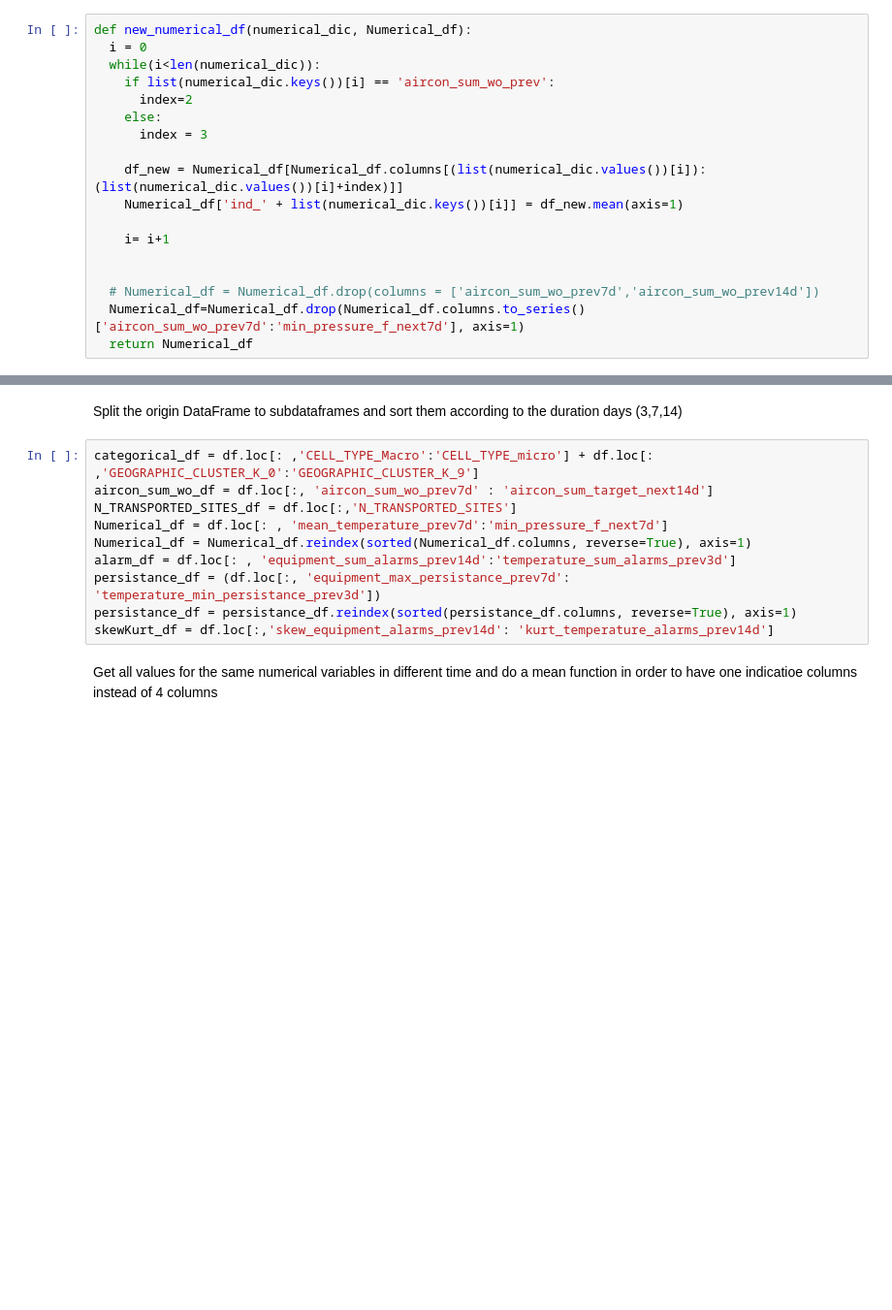
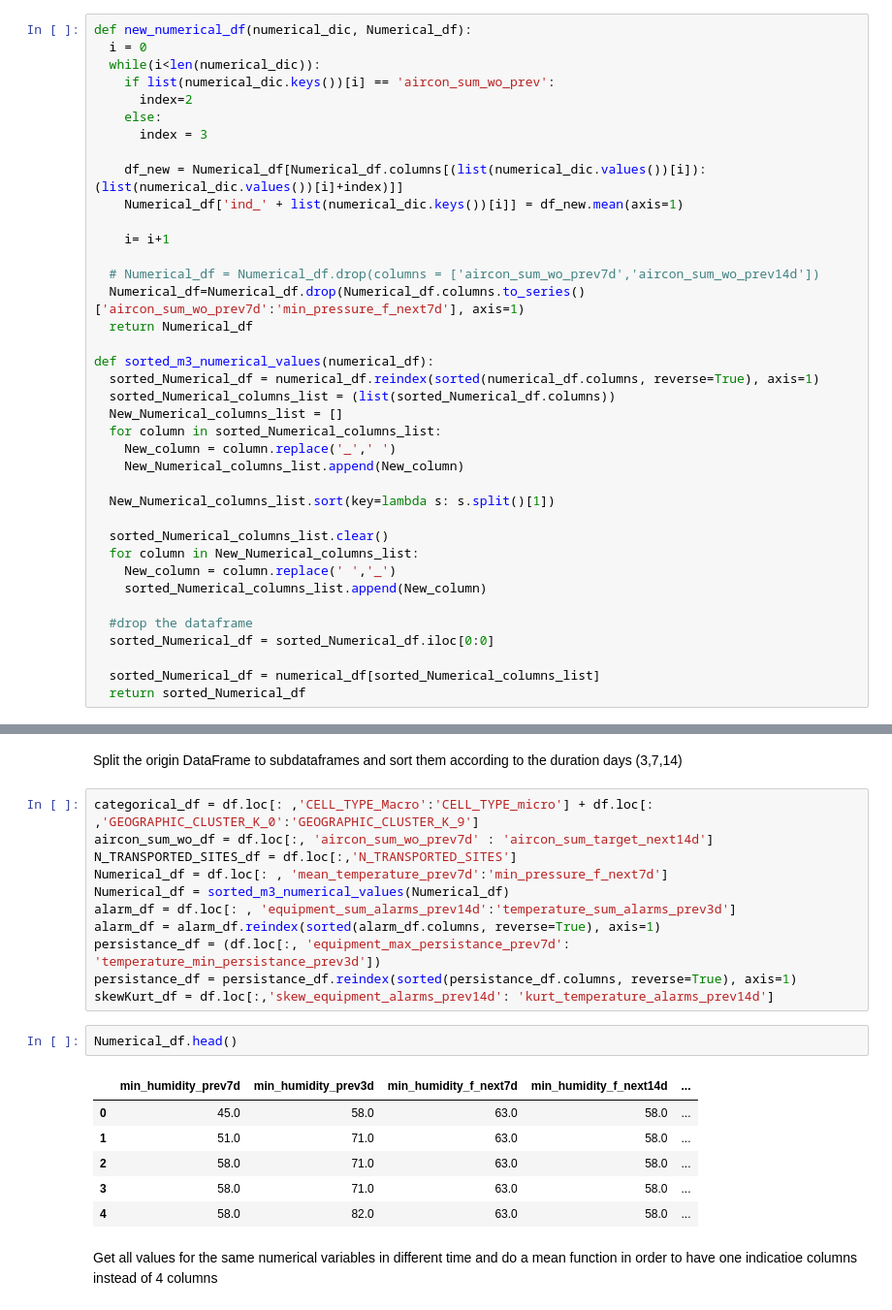
Before and after one commit to taratandel/Predictive-Maintenance, a Jupyter notebook: DMTM2020_Challenge_Part(fixedbugs).ipynb, the cells around one changed output, grey strips where cells are left out. Shown at 97% size. Drawn from its saved outputs; the diff is of its cells as text; blank space fills up the shorter version.

```diff
--- a/DMTM2020_Challenge_Part(fixedbugs).ipynb
+++ b/DMTM2020_Challenge_Part(fixedbugs).ipynb
@@ -161,10 +161,30 @@ def new_numerical_df(numerical_dic, Numerical_df):
 
     i= i+1
 
-
   # Numerical_df = Numerical_df.drop(columns = ['aircon_sum_wo_prev7d','aircon_sum_wo_prev14d'])
   Numerical_df=Numerical_df.drop(Numerical_df.columns.to_series()['aircon_sum_wo_prev7d':'min_pressure_f_next7d'], axis=1)
   return Numerical_df
+
+def sorted_m3_numerical_values(numerical_df):
+  sorted_Numerical_df = numerical_df.reindex(sorted(numerical_df.columns, reverse=True), axis=1)
+  sorted_Numerical_columns_list = (list(sorted_Numerical_df.columns))
+  New_Numerical_columns_list = []
+  for column in sorted_Numerical_columns_list:
+    New_column = column.replace('_',' ')
+    New_Numerical_columns_list.append(New_column)
+
+  New_Numerical_columns_list.sort(key=lambda s: s.split()[1])
+
+  sorted_Numerical_columns_list.clear()
+  for column in New_Numerical_columns_list:
+    New_column = column.replace(' ','_')
+    sorted_Numerical_columns_list.append(New_column)
+
+  #drop the dataframe
+  sorted_Numerical_df = sorted_Numerical_df.iloc[0:0]
+
+  sorted_Numerical_df = numerical_df[sorted_Numerical_columns_list]
+  return sorted_Numerical_df
 # %% [markdown]
 # Section Three
 Apply data preprocessing we can see that the categorical datas are already One-Hot encoded
@@ -352,11 +320,21 @@ categorical_df = df.loc[: ,'CELL_TYPE_Macro':'CELL_TYPE_micro'] + df.loc[: ,'GEO
 aircon_sum_wo_df = df.loc[:, 'aircon_sum_wo_prev7d' : 'aircon_sum_target_next14d']
 N_TRANSPORTED_SITES_df = df.loc[:,'N_TRANSPORTED_SITES']
 Numerical_df = df.loc[: , 'mean_temperature_prev7d':'min_pressure_f_next7d']
-Numerical_df = Numerical_df.reindex(sorted(Numerical_df.columns, reverse=True), axis=1)
+Numerical_df = sorted_m3_numerical_values(Numerical_df)
 alarm_df = df.loc[: , 'equipment_sum_alarms_prev14d':'temperature_sum_alarms_prev3d']
+alarm_df = alarm_df.reindex(sorted(alarm_df.columns, reverse=True), axis=1)
 persistance_df = (df.loc[:, 'equipment_max_persistance_prev7d': 'temperature_min_persistance_prev3d'])
 persistance_df = persistance_df.reindex(sorted(persistance_df.columns, reverse=True), axis=1)
 skewKurt_df = df.loc[:,'skew_equipment_alarms_prev14d': 'kurt_temperature_alarms_prev14d']
+# %%
+Numerical_df.head()
+# %% [output]
+|  | min_humidity_prev7d | min_humidity_prev3d | min_humidity_f_next7d | min_humidity_f_next14d | ... |
+| 0 | 45.0 | 58.0 | 63.0 | 58.0 | ... |
+| 1 | 51.0 | 71.0 | 63.0 | 58.0 | ... |
+| 2 | 58.0 | 71.0 | 63.0 | 58.0 | ... |
+| 3 | 58.0 | 71.0 | 63.0 | 58.0 | ... |
+| 4 | 58.0 | 82.0 | 63.0 | 58.0 | ... |
 # %% [markdown]
 Get all values for the same numerical variables in different time and do a mean function in order to have one indicatioe columns instead of 4 columns
 # %%
```
Also changed, not shown: parts of 3 cells of this notebook, 1 other file.
